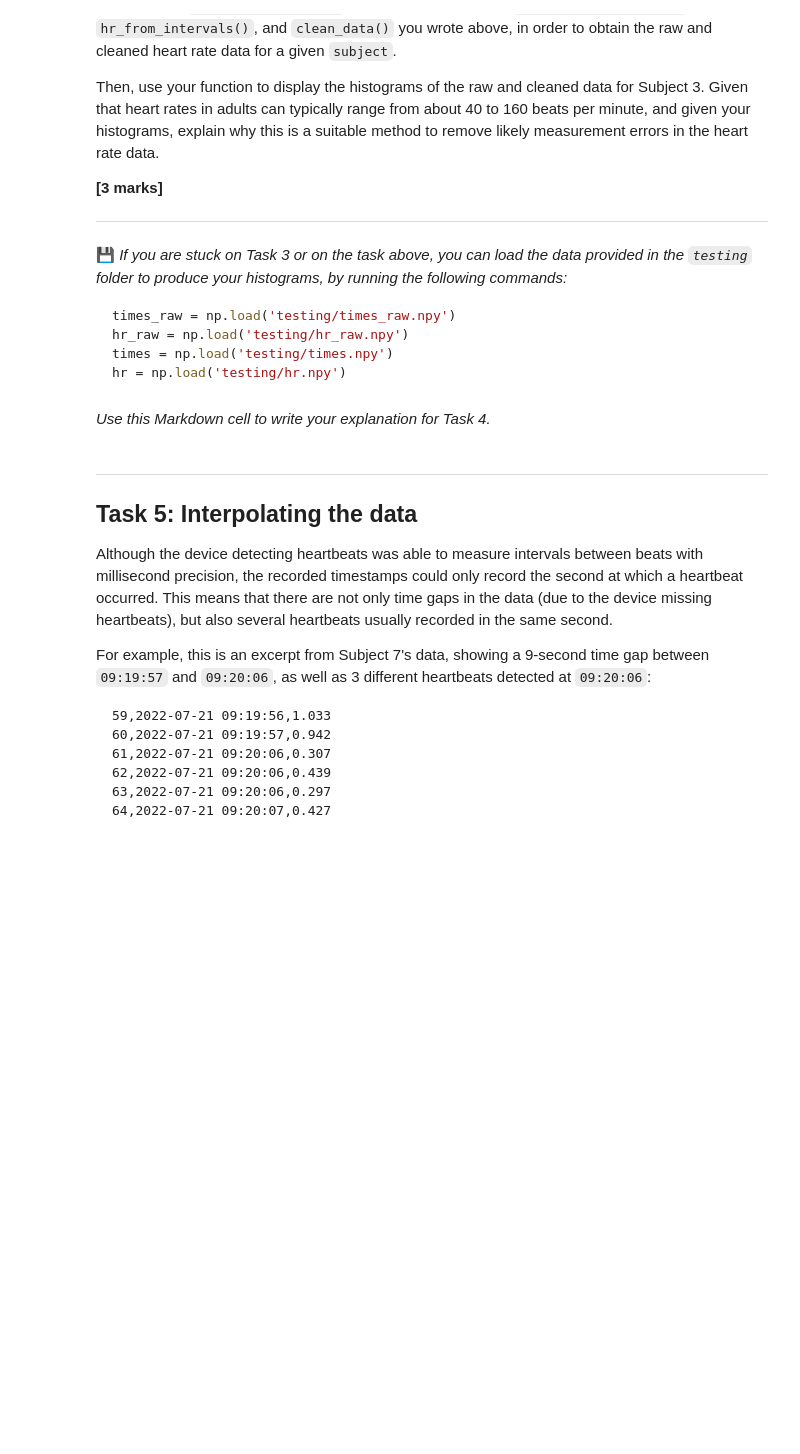
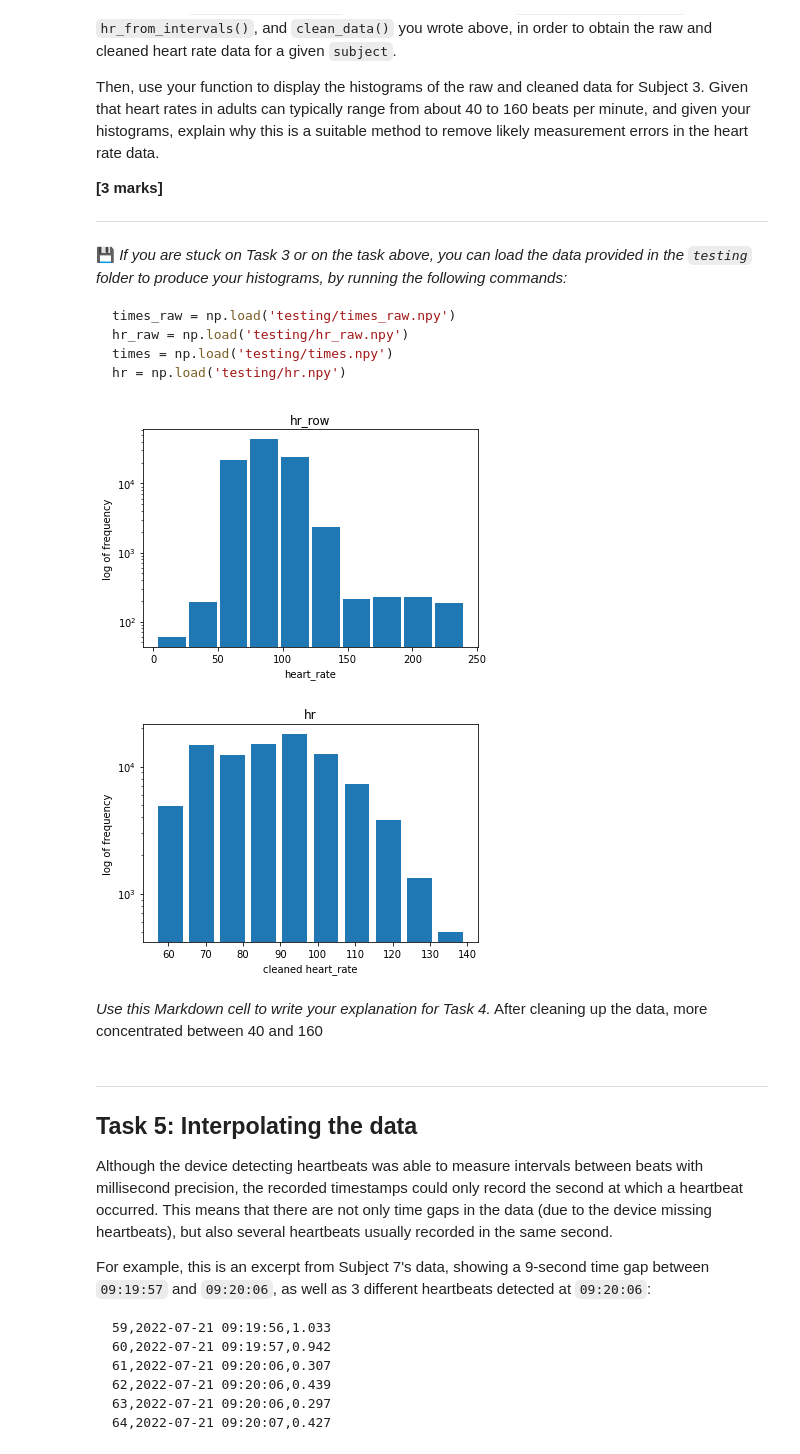
Before and after one commit to yuyuxia112/pp-project-1, a Jupyter notebook: project-1.ipynb, the cells around one changed output. Drawn from its saved outputs; the diff is of its cells as text; code cells hidden in the pictures; blank space fills up the shorter version.

````diff
--- a/project-1.ipynb
+++ b/project-1.ipynb
@@ -163,6 +244,24 @@ You may wish to make use of NumPy functionality to calculate percentiles.
 **[4 marks]**
 # %%
 def clean_data(times_raw, hr_raw, prc_low, prc_high):
+    '''
+    Deleting extreme Values
+    input:time_row(array-datetime64[s]);hr_row(array-float); prc_low(int), prc_high(int)
+    output:times(array-datetime64[s]);hr(array-float)
+    '''
+    # Calculate the outliers to be eliminated
+    low = np.percentile(sorted(hr_raw),prc_low)
+    high = np.percentile(sorted(hr_raw),prc_high)
+    times = []
+    hr = []
+    # If the data is larger than the small outlier range and smaller than the high outlier range, retain
+    for i in range(len(hr_raw)): # Go through the hr_row
+        if (hr_raw[i] >=low) and (hr_raw[i]<= high): # satisfied the condition: low outliers<=hr_row<=high outliers
+            # Store the content that meets the criteria
+            hr.append(hr_raw[i])
+            times.append(times_raw[i])
+    times = np.array(times)
+    return times,hr
 # %% [markdown]
 ---
 🚩 ***Task 4b:*** Write a function `evaluate_cleaning(subject)`, which takes as input an integer `subject` between 1 and 10 indicating the subject number, and plots the following two histograms for that subject:
@@ -190,8 +289,39 @@ hr = np.load('testing/hr.npy')
 ```
 # %%
 def evaluate_cleaning(subject):
+  '''
+  Draw the image after removing the extreme, and compare
+  input:subject(int)
+  '''
+  # Call the function and get the hr_raw,hr
+  intervals,times_raw= read_heartbeat_data(subject)
+  hr_raw = hr_from_intervals(intervals)
+  hr = clean_data(times_raw,hr_raw,1,99)[1]
+  # Calculating the Number of bins:(start-end)/2
+  num = int((hr[-1]-hr[1])/6)
+  # Make a picture with the y axis as log
+
+  plt.hist(hr_raw,bins=num,rwidth=0.9)
+  plt.yscale('log')
+  plt.title('hr_row')
+  plt.xlabel('heart_rate')
+  plt.ylabel('log of frequency')
+  plt.show()
+
+  plt.hist(hr,bins=num,rwidth=0.8)
+  plt.yscale('log')
+  plt.title('hr')
+  plt.ylabel('log of frequency')
+  plt.xlabel('cleaned heart_rate')
+  plt.show()
+
+evaluate_cleaning(3)
+# %% [output]
+[figure, added]
+[figure, added]
 # %% [markdown]
 *Use this Markdown cell to write your explanation for Task 4.*
+After cleaning up the data, more concentrated between 40 and 160
 # %% [markdown]
 ---
 ## Task 5: Interpolating the data
````
Also changed, not shown: parts of 12 cells of this notebook.
